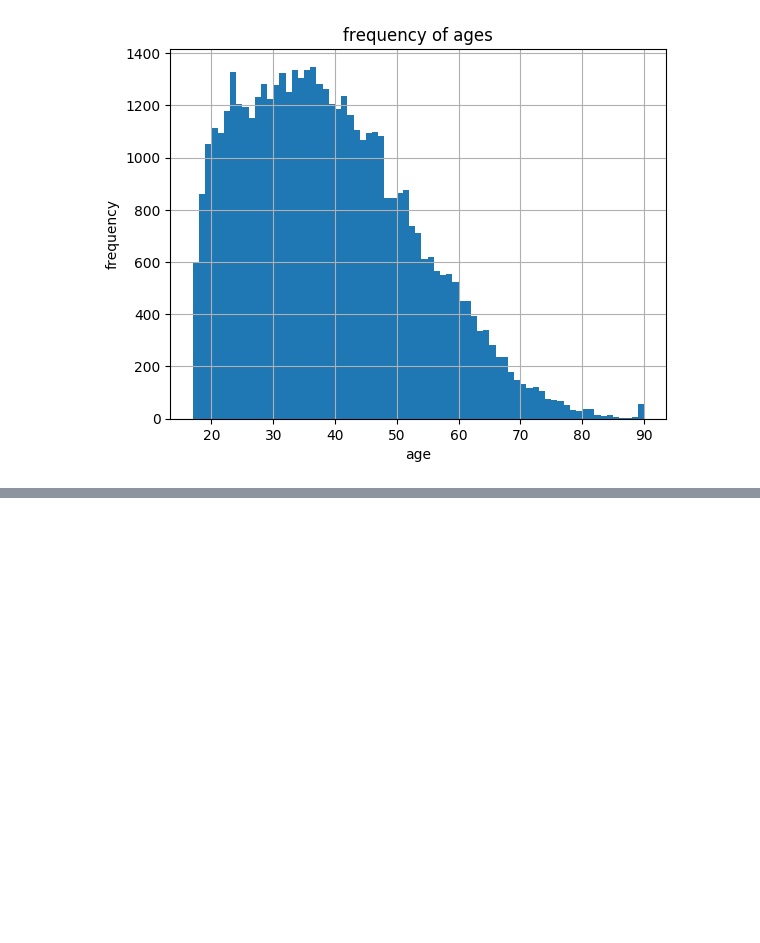
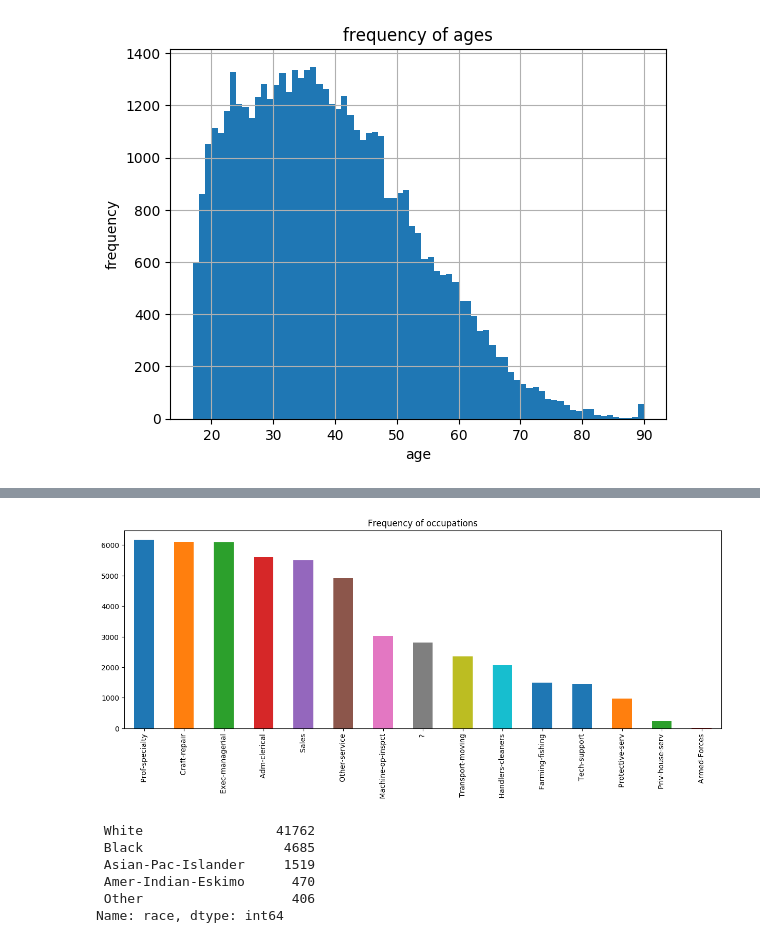
Before and after one commit to elanbmiller/MLApplicationProject, a Jupyter notebook: milestone 4/milestone4.ipynb, the cells around one changed output, grey strips where cells are left out. Drawn from its saved outputs; the diff is of its cells as text; code cells hidden in the pictures; blank space fills up the shorter version.

```diff
--- a/milestone 4/milestone4.ipynb
+++ b/milestone 4/milestone4.ipynb
@@ -235,0 +289,3 @@ plt.show()
+# %%
+occupation = AllData['occupation'].value_counts()
+occupation
@@ -235,0 +309,17 @@ plt.show()
+# %%
+plt.figure(figsize=(15, 5))
+occupation.plot(kind='bar')
+plt.title('Frequency of occupations')
+plt.show()
+# %% [output]
+[figure, added]
+# %%
+race = AllData['race'].value_counts()
+race
+# %% [output]
+ White                 41762
+ Black                  4685
+ Asian-Pac-Islander     1519
+ Amer-Indian-Eskimo      470
+ Other                   406
+Name: race, dtype: int64
```
Also changed, not shown: parts of 12 cells of this notebook.
